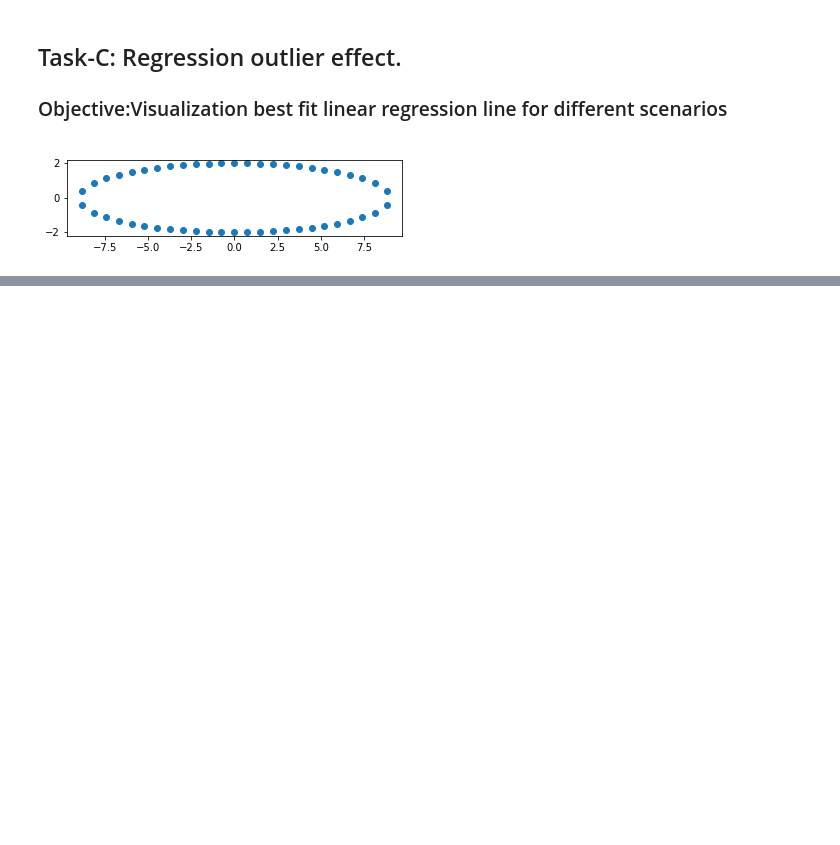
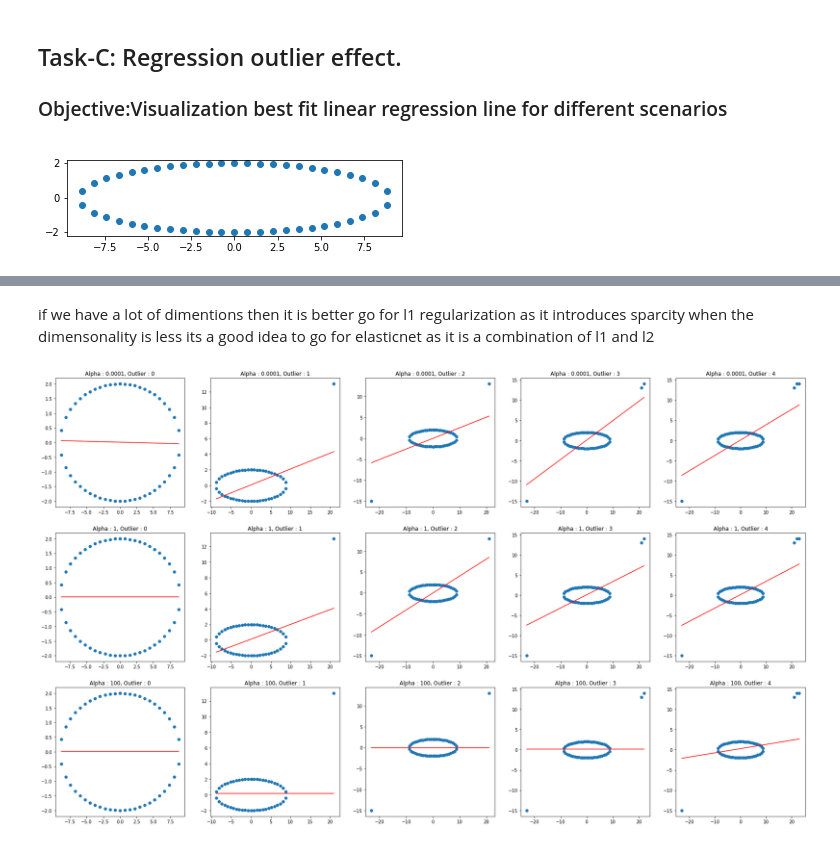
Before and after one commit to bhoomeendra/Applied_AI_assignments, a Jupyter notebook: 10_LinearModels/8C_LR_SVM.ipynb, the cells around one changed output, grey strips where cells are left out. Saved outputs shown, nothing was run; the diff lists cells and outputs as text; code cells hidden in the pictures; blank space fills up the shorter version.

```diff
--- a/10_LinearModels/8C_LR_SVM.ipynb
+++ b/10_LinearModels/8C_LR_SVM.ipynb
@@ -119,0 +124,20 @@ plt.show()
+# %% [markdown]
+if we have a lot of dimentions then it is better go for l1 regularization as it introduces sparcity when the dimensonality is less its a good idea to go for elasticnet as it is a combination of l1 and l2
+# %%
+fig ,ax = plt.subplots(3,5,figsize=(30,18))
+for i,alpha in enumerate(alphas):
+    train_X = np.copy(X)
+    train_y = np.copy(Y)
+    for j,pt in enumerate(outLier):
+        # plot and then add and you would have to add the same fucntion at the end of the loop
+        train_X = np.append(train_X,pt[0])
+        train_y = np.append(train_y,pt[1])
+        model = SGDRegressor(alpha=alpha,eta0=0.001,learning_rate='constant',penalty='elasticnet')
+        model.fit(train_X.reshape(-1, 1),train_y)
+        ax[i,j].set_title(f"Alpha : {alpha}, Outlier : {j}")
+        ax[i,j].scatter(train_X,train_y)
+        # print(model.coef_,model.intercept_)
+        draw_line(model.coef_,model.intercept_,np.min(train_X),np.max(train_X),ax[i,j])
+plt.show()
+# %% [output]
+[figure, added]
```
Also changed, not shown: parts of 2 cells of this notebook, 4 other files.
